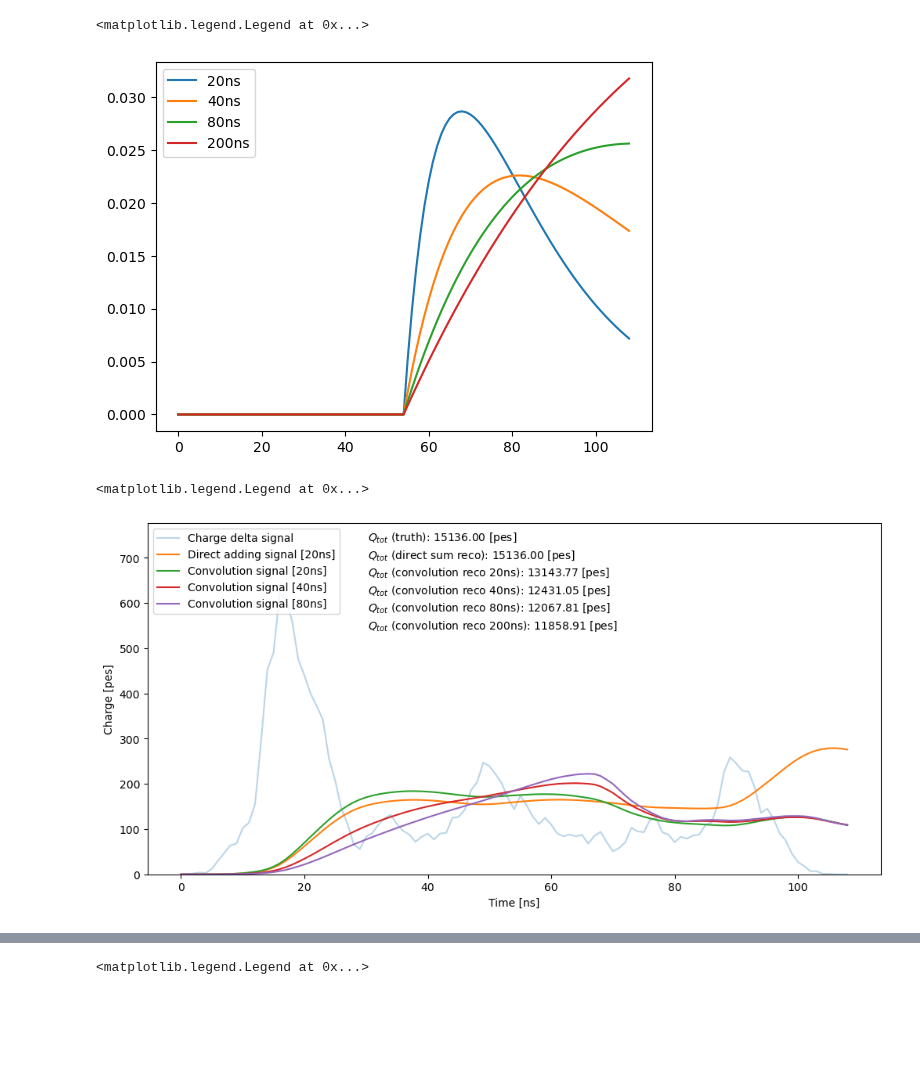
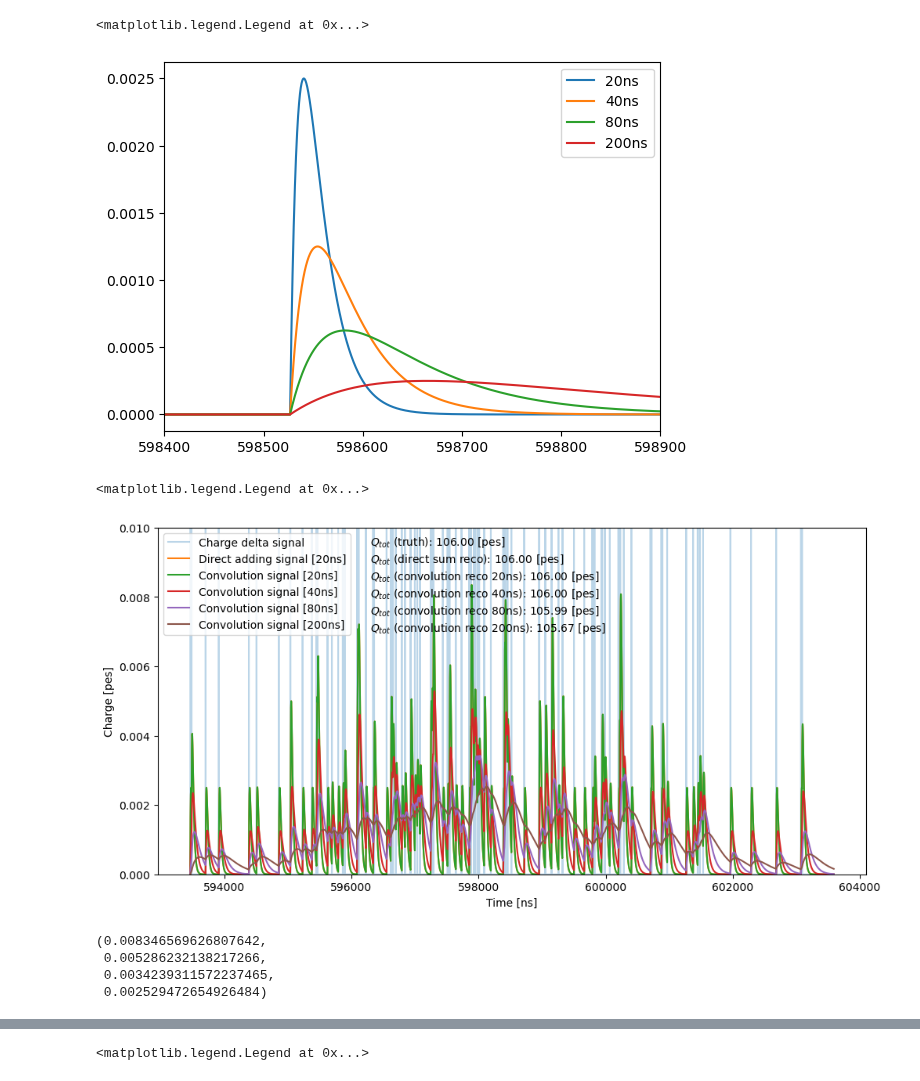
Before and after one commit to mariandbt/python, a Jupyter notebook: notebooks/20240301_TOY_SIMULATION.ipynb, the cells around one changed output, grey strips where cells are left out. Drawn from its saved outputs; the diff is of its cells as text; code cells hidden in the pictures; blank space fills up the shorter version.

```diff
--- a/notebooks/20240301_TOY_SIMULATION.ipynb
+++ b/notebooks/20240301_TOY_SIMULATION.ipynb
@@ -63,0 +97,3 @@ array([  0,   1,   2,   3,   4,   5,   6,   7,   8,   9,  10,  11,  12,
+# %%
+charge = np.ones(len(t))
+charge = charge + np.random.poisson(0.1, len(t))
@@ -63,0 +109,25 @@ array([  0,   1,   2,   3,   4,   5,   6,   7,   8,   9,  10,  11,  12,
+# %%
+margen = 500 # [ns]
+bin_edges = np.arange(t.min(), t.max() + margen, 0.1)
+# %%
+fig, ax = plt.subplots(nrows = 1, ncols = 1, figsize=(7,7), constrained_layout=True)
+
+events, bins, bars = ax.hist(t, bin_edges,
+                             density=False,
+                             weights = charge,
+                             label='s2',
+                             histtype='step')
+
+bin_means = (bins[:-1]+bins[1:])/2
+
+response20 = sipm_response(1, bin_means, bin_means.mean(), 20, rise_time)
+convolution_20 = np.convolve(events, response20, mode='same')
+ax.plot(bin_means,convolution_20, label = 'Convolution signal [20ns]')
+
+response200 = sipm_response(1, bin_means, bin_means.mean(), 200, rise_time)
+convolution_200 = np.convolve(events, response200, mode='same')
+ax.plot(bin_means,convolution_200, label = 'Convolution signal [200ns]')
+
+ax.set_ylim(0, .005)
+ax.set_xlim(bin_means.min(), 59.5e4)
+ax.legend()
@@ -64,15 +142,16 @@ array([  0,   1,   2,   3,   4,   5,   6,   7,   8,   9,  10,  11,  12,
 # %%
-response20 = sipm_response(1, t, t.mean(), 20, rise_time)
-response40 = sipm_response(1, t, t.mean(), 40, rise_time)
-response80 = sipm_response(1, t, t.mean(), 80, rise_time)
-response200 = sipm_response(1, t, t.mean(), 200, rise_time)
-plt.plot(t, response20, label = '20ns')
-plt.plot(t, response40, label = '40ns')
-plt.plot(t, response80, label = '80ns')
-plt.plot(t, response200, label = '200ns')
+response20 = sipm_response(1, bin_means, bin_means.mean(), 20, rise_time)
+response40 = sipm_response(1, bin_means, bin_means.mean(), 40, rise_time)
+response80 = sipm_response(1, bin_means, bin_means.mean(), 80, rise_time)
+response200 = sipm_response(1, bin_means, bin_means.mean(), 200, rise_time)
+plt.plot(bin_means, response20, label = '20ns')
+plt.plot(bin_means, response40, label = '40ns')
+plt.plot(bin_means, response80, label = '80ns')
+plt.plot(bin_means, response200, label = '200ns')
 
+plt.xlim(59.84e4, 59.89e4)
 plt.legend()
 # %% [output]
 <matplotlib.legend.Legend at 0x...>
-[figure, old version]
+[figure, new version]
 # %%
@@ -83,12 +171,12 @@ convolution_200 = np.convolve(charge, response200, mode='same')
 # %%
 fig, ax = plt.subplots(nrows = 1, ncols = 1, figsize=(10, 5), constrained_layout=True)
 
-ax.plot(t,charge, label = 'Charge delta signal', alpha=0.3)
-ax.plot(t,direct_response_wvf, label = 'Direct adding signal [20ns]')
-ax.plot(t,convolution_20, label = 'Convolution signal [20ns]')
-ax.plot(t,convolution_40, label = 'Convolution signal [40ns]')
-ax.plot(t,convolution_80, label = 'Convolution signal [80ns]')
-# ax.plot(t,convolution_200, label = 'Convolution signal [200ns]')
+ax.plot(bin_means,events, label = 'Charge delta signal', alpha=0.3)
+ax.plot(bin_means,direct_response_wvf, label = 'Direct adding signal [20ns]')
+ax.plot(bin_means,convolution_20, label = 'Convolution signal [20ns]')
+ax.plot(bin_means,convolution_40, label = 'Convolution signal [40ns]')
+ax.plot(bin_means,convolution_80, label = 'Convolution signal [80ns]')
+ax.plot(bin_means,convolution_200, label = 'Convolution signal [200ns]')
 
 
 ax.set_xlabel('Time [ns]')
@@ -109,10 +197,17 @@ ax.text(0.3, .75, r'$Q_{tot}$ (convolution reco 80ns): %.2f [pes]'%(convolution_
 ax.text(0.3, .7, r'$Q_{tot}$ (convolution reco 200ns): %.2f [pes]'%(convolution_200.sum()),
         transform=ax.transAxes, fontsize=10, bbox=dict(facecolor='none', edgecolor='none', pad=3.0))
 
-# ax.set_ylim(.0, .03)
-# ax.set_xlim(950., 1020.)
+ax.set_ylim(.0, 0.01)
+# ax.set_xlim(59.6e4, 59.7e4)
 
 ax.legend(loc = 'upper left')
 # %% [output]
 <matplotlib.legend.Legend at 0x...>
-[figure, old version]
+[figure, new version]
+# %%
+convolution_20.max(), convolution_40.max(), convolution_80.max(), convolution_200.max()
+# %% [output]
+(0.008346569626807642,
+ 0.005286232138217266,
+ 0.0034239311572237465,
+ 0.002529472654926484)
```
Also changed, not shown: parts of 16 cells of this notebook, 6 other files.
